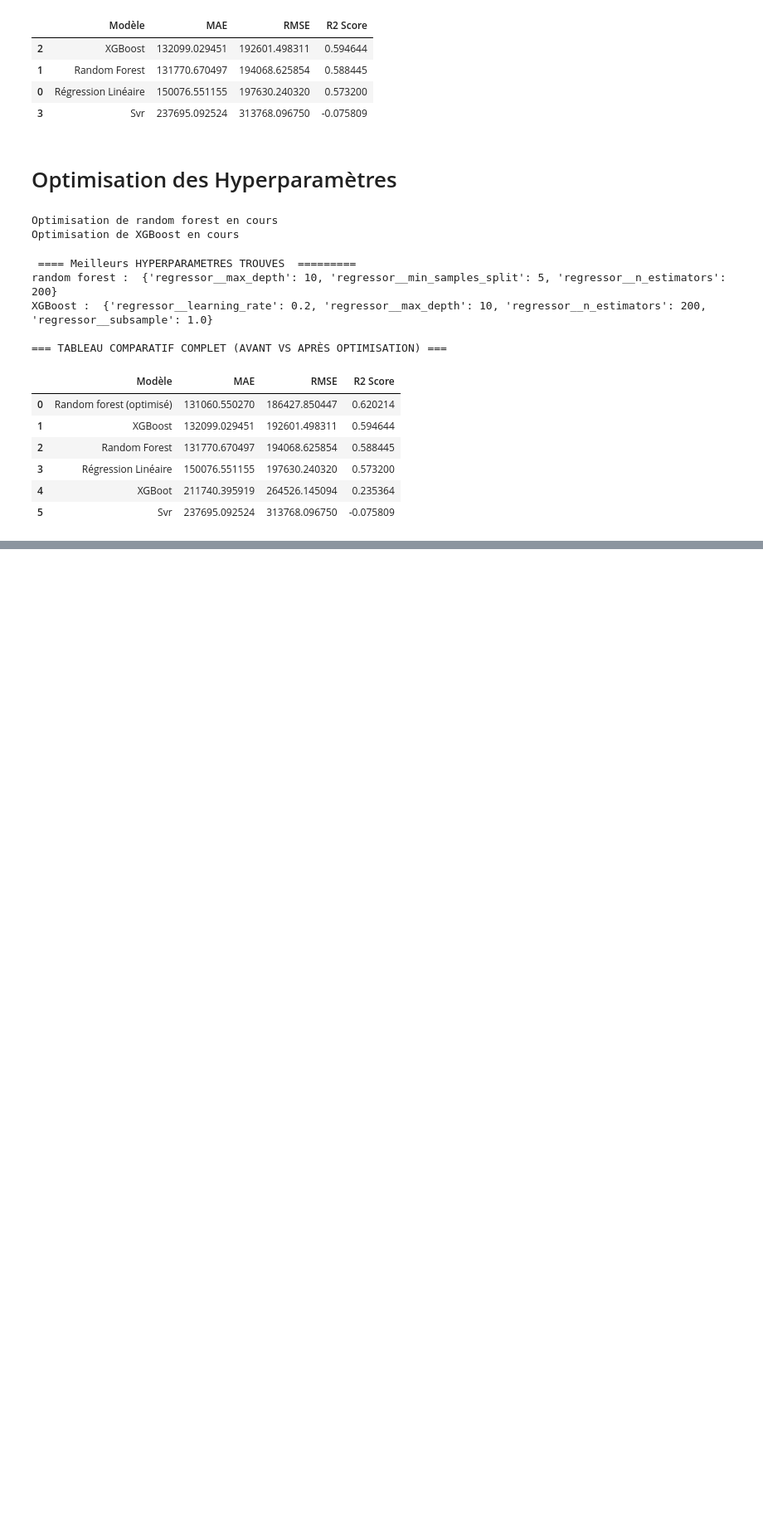
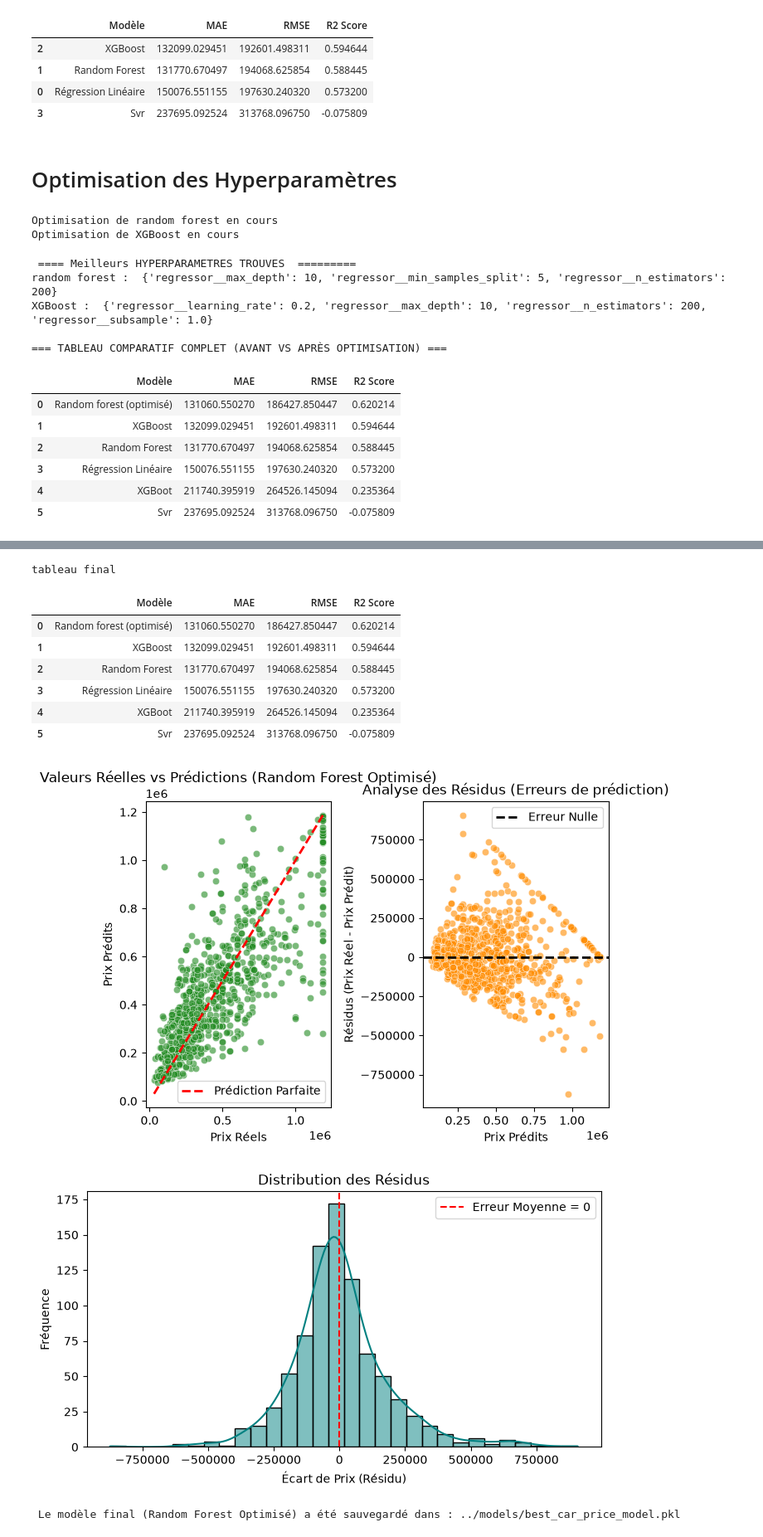
Before and after one commit to mo24ali/carsify, a Jupyter notebook: notebooks/02_model_training.ipynb, the cells around one changed output, grey strips where cells are left out. Shown at 83% size. Cells and saved outputs as stored; diff of their text form; code cells hidden in the pictures; blank space fills up the shorter version.

Commit message:
sauvegarde le tableau comparatif, analyse les residus et exporte le modele final

```diff
--- a/notebooks/02_model_training.ipynb
+++ b/notebooks/02_model_training.ipynb
@@ -208,0 +211,68 @@ XGBoost :  {'regressor__learning_rate': 0.2, 'regressor__max_depth': 10, 'regres
+# %%
+os.makedirs("../reports/post-processing", exist_ok=True)
+os.makedirs("../models", exist_ok=True)
+# Tableau recapitulatif
+
+# df_recap = df_final_comparison.copy()
+# df_recap.columns = ["Modèle", "MAE", "RMSE", "R² score"]
+print("tableau final ")
+display(df_final_comparison)
+df_final_comparison.to_csv("../reports/post-processing/model_benchmakr_results.csv", index=False)
+
+
+# evaluation de modèle gagnant
+best_model = grid_rf.best_estimator_
+y_pred_final = best_model.predict(X_test)
+
+# calcul de residus
+residus = y_test - y_pred_final
+
+# graphique 1
+plt.subplot(1, 2, 1)
+sns.scatterplot(x=y_test, y=y_pred_final, alpha=0.6, color="forestgreen")
+plt.plot([y_test.min(), y_test.max()], [y_test.min(), y_test.max()], "r--", lw=2, label="Prédiction Parfaite")
+plt.title("Valeurs Réelles vs Prédictions (Random Forest Optimisé)", fontsize=12)
+plt.xlabel("Prix Réels")
+plt.ylabel("Prix Prédits")
+plt.legend()
+
+# graphique 2
+plt.subplot(1, 2, 2)
+sns.scatterplot(x=y_pred_final, y=residus, alpha=0.6, color="darkorange")
+plt.axhline(y=0, color="black", linestyle="--", lw=2, label="Erreur Nulle")
+plt.title("Analyse des Résidus (Erreurs de prédiction)", fontsize=12)
+plt.xlabel("Prix Prédits")
+plt.ylabel("Résidus (Prix Réel - Prix Prédit)")
+plt.legend()
+
+plt.tight_layout()
+plt.savefig("../reports/post-processing/rf_optimized_evaluation_plots.png")
+plt.show()
+# distribution des residus
+plt.figure(figsize=(8, 4))
+sns.histplot(residus, kde=True, color="teal", bins=30)
+plt.axvline(x=0, color="red", linestyle="--", label="Erreur Moyenne = 0")
+plt.title("Distribution des Résidus", fontsize=12)
+plt.xlabel("Écart de Prix (Résidu)")
+plt.ylabel("Fréquence")
+plt.legend()
+
+plt.savefig("../reports/post-processing/rf_optimized_residuals_distribution.png")
+plt.show()
+# sauvegarde du pipeline complet
+model_path = "../models/best_car_price_model.pkl"
+joblib.dump(best_model, model_path)
+
+print(f"\n Le modèle final (Random Forest Optimisé) a été sauvegardé dans : {model_path}")
+# %% [output]
+tableau final
+|  | Modèle | MAE | RMSE | R2 Score |
+| 0 | Random forest (optimisé) | 131060.550270 | 186427.850447 | 0.620214 |
+| 1 | XGBoost | 132099.029451 | 192601.498311 | 0.594644 |
+| 2 | Random Forest | 131770.670497 | 194068.625854 | 0.588445 |
+| 3 | Régression Linéaire | 150076.551155 | 197630.240320 | 0.573200 |
+| 4 | XGBoot | 211740.395919 | 264526.145094 | 0.235364 |
+| 5 | Svr | 237695.092524 | 313768.096750 | -0.075809 |
+[figure, added]
+[figure, added]
+ Le modèle final (Random Forest Optimisé) a été sauvegardé dans : ../models/best_car_price_model.pkl
```
Also changed, not shown: parts of 1 cell of this notebook.
